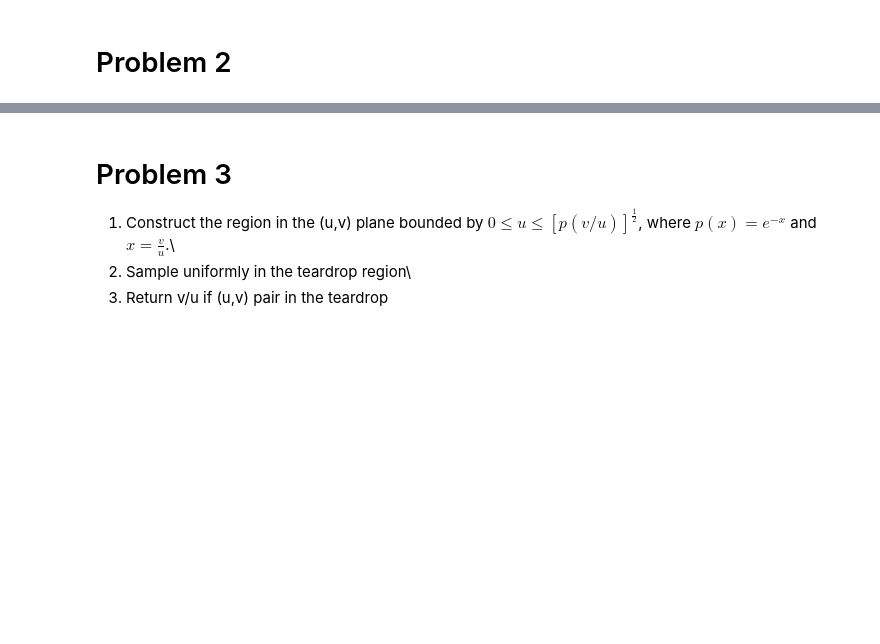
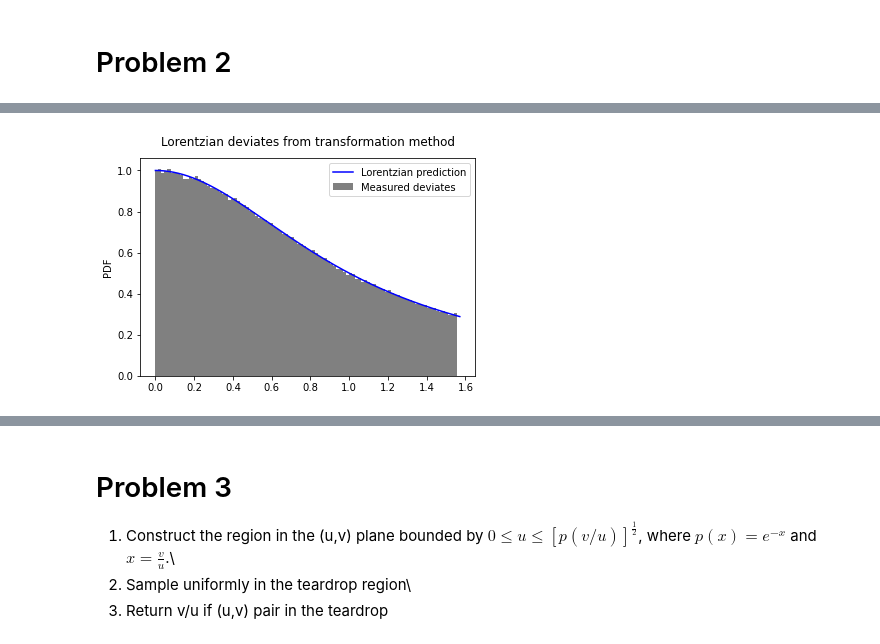
Before and after one commit to baron-de-montblanc/PHYS_512, a Jupyter notebook: problem_sets/ps7/problem_set_7.ipynb, the cells around one changed output, grey strips where cells are left out. Saved outputs shown, nothing was run; the diff lists cells and outputs as text; code cells hidden in the pictures; blank space fills up the shorter version.

```diff
--- a/problem_sets/ps7/problem_set_7.ipynb
+++ b/problem_sets/ps7/problem_set_7.ipynb
@@ -200,0 +258,32 @@ Fit parameter b: -0.01389 +\- 0.00577
+# %%
+# ------------ Set up Lorentzian PRNG ----------------------
+
+def get_lorentz(x):
+    ''' Get power law from uniform PDF '''
+    return np.tan(x)  # Inverted CDF
+
+# ------------------ Make sure it works ------------------------------------
+
+num = 1000000
+
+x = np.zeros(num)
+
+for i in tqdm(range(num)):
+
+    rv = np.random.uniform()
+
+    x[i] = get_lorentz(rv)
+
+plt.hist(x, bins=100, density=True, color='grey', label="Measured deviates")
+
+t = np.linspace(0,np.pi/2,1000)
+plt.plot(t, lorentz(t), color='blue', label="Lorentzian prediction")
+plt.legend()
+plt.ylabel("PDF")
+plt.title("Lorentzian deviates from transformation method", y=1.03)
+
+plt.savefig("lorentz.png",dpi=500,bbox_inches='tight')
+
+plt.show()
+# %% [output]
+[figure, added]
```
Also changed, not shown: parts of 9 cells of this notebook, 2 other files.
